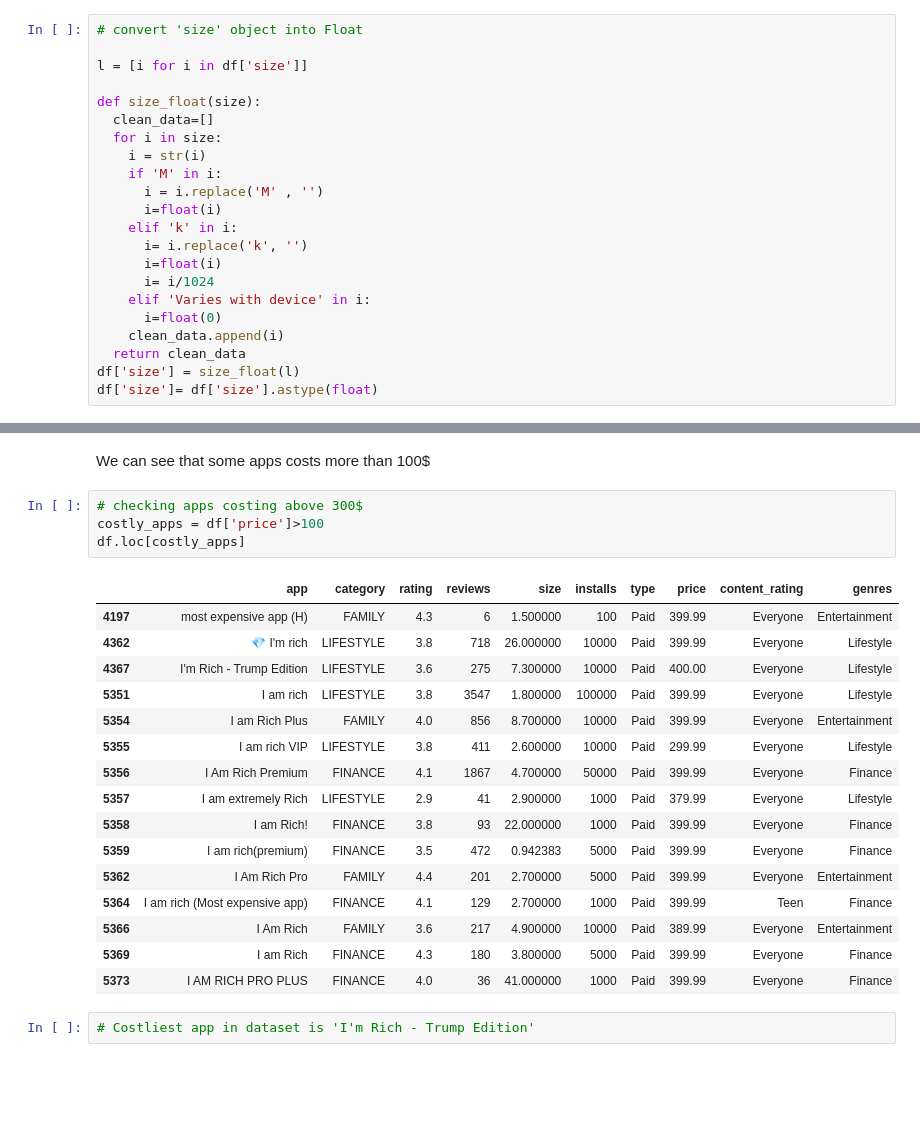
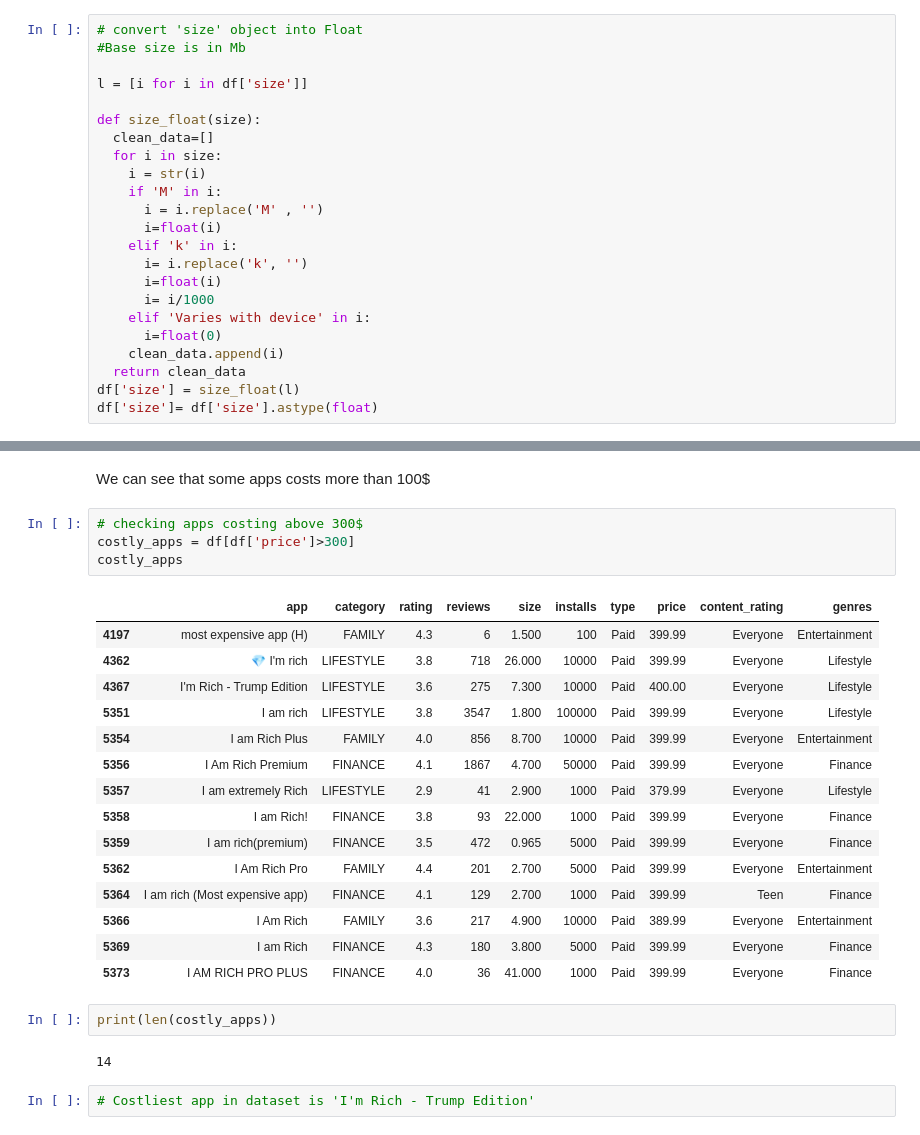
Before and after one commit to abhishek-kakde/EDA_capstone_playstore_review, a Jupyter notebook: Playstore_Apps_Review_Analysis_EDA.ipynb, the cells around one changed output, grey strips where cells are left out. Saved outputs shown, nothing was run; the diff lists cells and outputs as text; blank space fills up the shorter version.

```diff
--- a/Playstore_Apps_Review_Analysis_EDA.ipynb
+++ b/Playstore_Apps_Review_Analysis_EDA.ipynb
@@ -450,6 +451,7 @@ df['price'] = df['price'].astype(float)
 df['rating'] = pd.to_numeric(df['rating'])
 # %%
 # convert 'size' object into Float
+#Base size is in Mb
 
 l = [i for i in df['size']]
 
@@ -463,7 +465,7 @@ def size_float(size):
     elif 'k' in i:
       i= i.replace('k', '')
       i=float(i)
-      i= i/1024
+      i= i/1000
     elif 'Varies with device' in i:
       i=float(0)
     clean_data.append(i)
@@ -539,25 +541,28 @@ plt.show()
 We can see that some apps costs more than 100$
 # %%
 # checking apps costing above 300$
-costly_apps = df['price']>100
-df.loc[costly_apps]
+costly_apps = df[df['price']>300]
+costly_apps
 # %% [output]
 |  | app | category | rating | reviews | size | installs | type | price | content_rating | genres |
-| 4197 | most expensive app (H) | FAMILY | 4.3 | 6 | 1.500000 | 100 | Paid | 399.99 | Everyone | Entertainment |
-| 4362 | 💎 I'm rich | LIFESTYLE | 3.8 | 718 | 26.000000 | 10000 | Paid | 399.99 | Everyone | Lifestyle |
-| 4367 | I'm Rich - Trump Edition | LIFESTYLE | 3.6 | 275 | 7.300000 | 10000 | Paid | 400.00 | Everyone | Lifestyle |
-| 5351 | I am rich | LIFESTYLE | 3.8 | 3547 | 1.800000 | 100000 | Paid | 399.99 | Everyone | Lifestyle |
-| 5354 | I am Rich Plus | FAMILY | 4.0 | 856 | 8.700000 | 10000 | Paid | 399.99 | Everyone | Entertainment |
-| 5355 | I am rich VIP | LIFESTYLE | 3.8 | 411 | 2.600000 | 10000 | Paid | 299.99 | Everyone | Lifestyle |
-| 5356 | I Am Rich Premium | FINANCE | 4.1 | 1867 | 4.700000 | 50000 | Paid | 399.99 | Everyone | Finance |
-| 5357 | I am extremely Rich | LIFESTYLE | 2.9 | 41 | 2.900000 | 1000 | Paid | 379.99 | Everyone | Lifestyle |
-| 5358 | I am Rich! | FINANCE | 3.8 | 93 | 22.000000 | 1000 | Paid | 399.99 | Everyone | Finance |
-| 5359 | I am rich(premium) | FINANCE | 3.5 | 472 | 0.942383 | 5000 | Paid | 399.99 | Everyone | Finance |
-| 5362 | I Am Rich Pro | FAMILY | 4.4 | 201 | 2.700000 | 5000 | Paid | 399.99 | Everyone | Entertainment |
-| 5364 | I am rich (Most expensive app) | FINANCE | 4.1 | 129 | 2.700000 | 1000 | Paid | 399.99 | Teen | Finance |
-| 5366 | I Am Rich | FAMILY | 3.6 | 217 | 4.900000 | 10000 | Paid | 389.99 | Everyone | Entertainment |
-| 5369 | I am Rich | FINANCE | 4.3 | 180 | 3.800000 | 5000 | Paid | 399.99 | Everyone | Finance |
-| 5373 | I AM RICH PRO PLUS | FINANCE | 4.0 | 36 | 41.000000 | 1000 | Paid | 399.99 | Everyone | Finance |
+| 4197 | most expensive app (H) | FAMILY | 4.3 | 6 | 1.500 | 100 | Paid | 399.99 | Everyone | Entertainment |
+| 4362 | 💎 I'm rich | LIFESTYLE | 3.8 | 718 | 26.000 | 10000 | Paid | 399.99 | Everyone | Lifestyle |
+| 4367 | I'm Rich - Trump Edition | LIFESTYLE | 3.6 | 275 | 7.300 | 10000 | Paid | 400.00 | Everyone | Lifestyle |
+| 5351 | I am rich | LIFESTYLE | 3.8 | 3547 | 1.800 | 100000 | Paid | 399.99 | Everyone | Lifestyle |
+| 5354 | I am Rich Plus | FAMILY | 4.0 | 856 | 8.700 | 10000 | Paid | 399.99 | Everyone | Entertainment |
+| 5356 | I Am Rich Premium | FINANCE | 4.1 | 1867 | 4.700 | 50000 | Paid | 399.99 | Everyone | Finance |
+| 5357 | I am extremely Rich | LIFESTYLE | 2.9 | 41 | 2.900 | 1000 | Paid | 379.99 | Everyone | Lifestyle |
+| 5358 | I am Rich! | FINANCE | 3.8 | 93 | 22.000 | 1000 | Paid | 399.99 | Everyone | Finance |
+| 5359 | I am rich(premium) | FINANCE | 3.5 | 472 | 0.965 | 5000 | Paid | 399.99 | Everyone | Finance |
+| 5362 | I Am Rich Pro | FAMILY | 4.4 | 201 | 2.700 | 5000 | Paid | 399.99 | Everyone | Entertainment |
+| 5364 | I am rich (Most expensive app) | FINANCE | 4.1 | 129 | 2.700 | 1000 | Paid | 399.99 | Teen | Finance |
+| 5366 | I Am Rich | FAMILY | 3.6 | 217 | 4.900 | 10000 | Paid | 389.99 | Everyone | Entertainment |
+| 5369 | I am Rich | FINANCE | 4.3 | 180 | 3.800 | 5000 | Paid | 399.99 | Everyone | Finance |
+| 5373 | I AM RICH PRO PLUS | FINANCE | 4.0 | 36 | 41.000 | 1000 | Paid | 399.99 | Everyone | Finance |
+# %%
+print(len(costly_apps))
+# %% [output]
+14
 # %%
 # Costliest app in dataset is 'I'm Rich - Trump Edition'
 # %%
```
Also changed, not shown: parts of 20 cells of this notebook.
